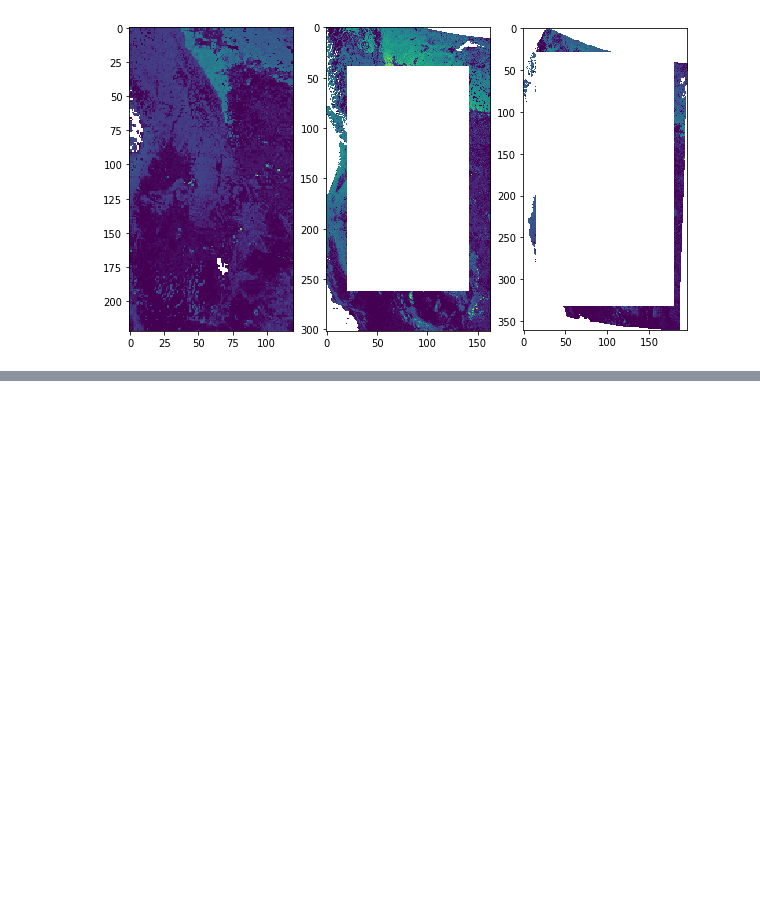
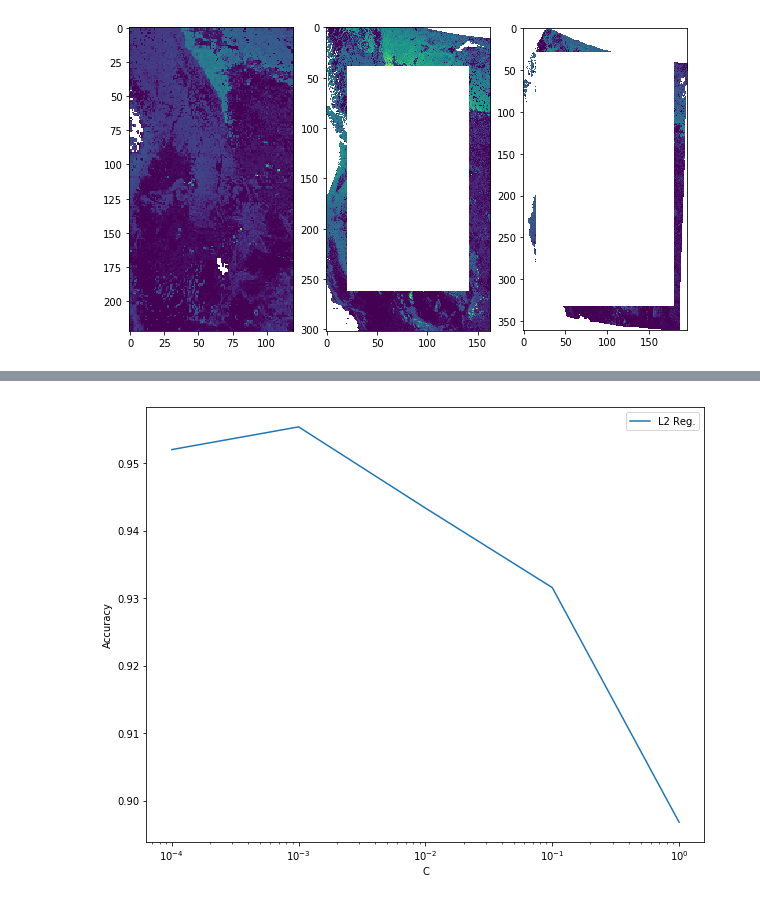
Before and after one commit to dongmeic/SDM, a Jupyter notebook: python/notebooks_new/logistic.py.ipynb, the cells around one changed output, grey strips where cells are left out. Drawn from its saved outputs; the diff is of its cells as text; code cells hidden in the pictures; blank space fills up the shorter version.

```diff
--- a/python/notebooks_new/logistic.py.ipynb
+++ b/python/notebooks_new/logistic.py.ipynb
@@ -108,0 +139,5 @@ plt.title('Test Set');
+# %%
+drop = ['x', 'y', 'year']
+X_train = X_train.drop(drop, axis=1)
+X_valid = X_valid.drop(drop, axis=1)
+X_test  = X_test.drop(drop, axis=1)
@@ -115,3 +152,28 @@ def scale_data(X_train, X_valid, X_test):
     return X_train, X_valid, X_test
 # %%
 X_train, X_valid, X_test = scale_data(X_train, X_valid, X_test)
+# %%
+y_train = y_train['btl_t'].values.reshape(-1)
+y_valid = y_valid['btl_t'].values.reshape(-1)
+y_test  = y_test['btl_t'].values.reshape(-1)
+# %%
+# Find optimal regularization via best validation-set accuracy
+#l1_mods = []
+l2_mods = []
+Cs = np.logspace(-4, 0, 5)
+
+t0 = time.time()
+for C in Cs:
+    print('Testing C =', C)
+    for penalty in ['l2']: #['l1', 'l2']:
+        print('  %s:' % penalty, end=' ')
+        logistic_clf = LogisticRegression(C=C, penalty=penalty, n_jobs=-1)
+        logistic_clf.fit(X_train, y_train)
+        preds = logistic_clf.predict(X_valid)
+        accuracy = sum(y_valid == preds) / len(preds)
+        print(round(accuracy, 4))
+        #if penalty == 'l1':
+        #    l1_mods.append(accuracy)
+        #else:
+        l2_mods.append(accuracy)
+        print('Elapsed time: %.2f minutes' % ((time.time() - t0) / 60))
@@ -117,0 +196,9 @@ X_train, X_valid, X_test = scale_data(X_train, X_valid, X_test)
+# %%
+#plt.plot(Cs, l1_mods, label='L1 Reg.');
+plt.plot(Cs, l2_mods, label='L2 Reg.');
+plt.xscale('log');
+plt.xlabel('C');
+plt.ylabel('Accuracy');
+plt.legend(loc='best');
+# %% [output]
+[figure, added]
```
Also changed, not shown: parts of 30 cells of this notebook, 1 other file.
